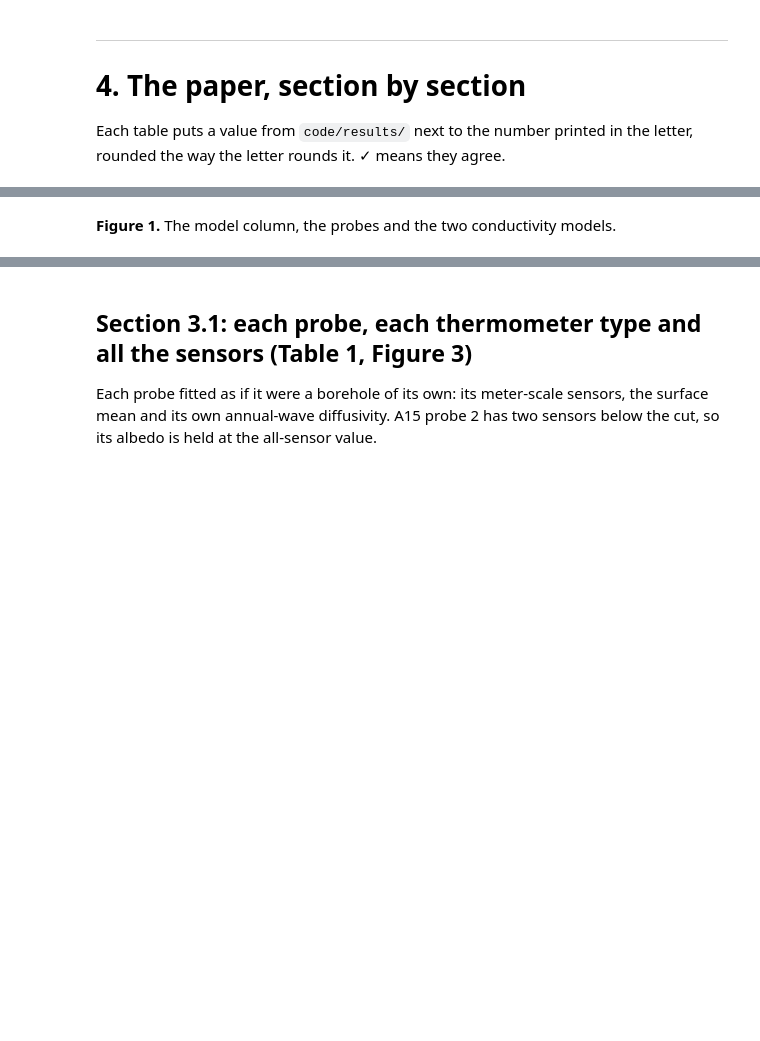
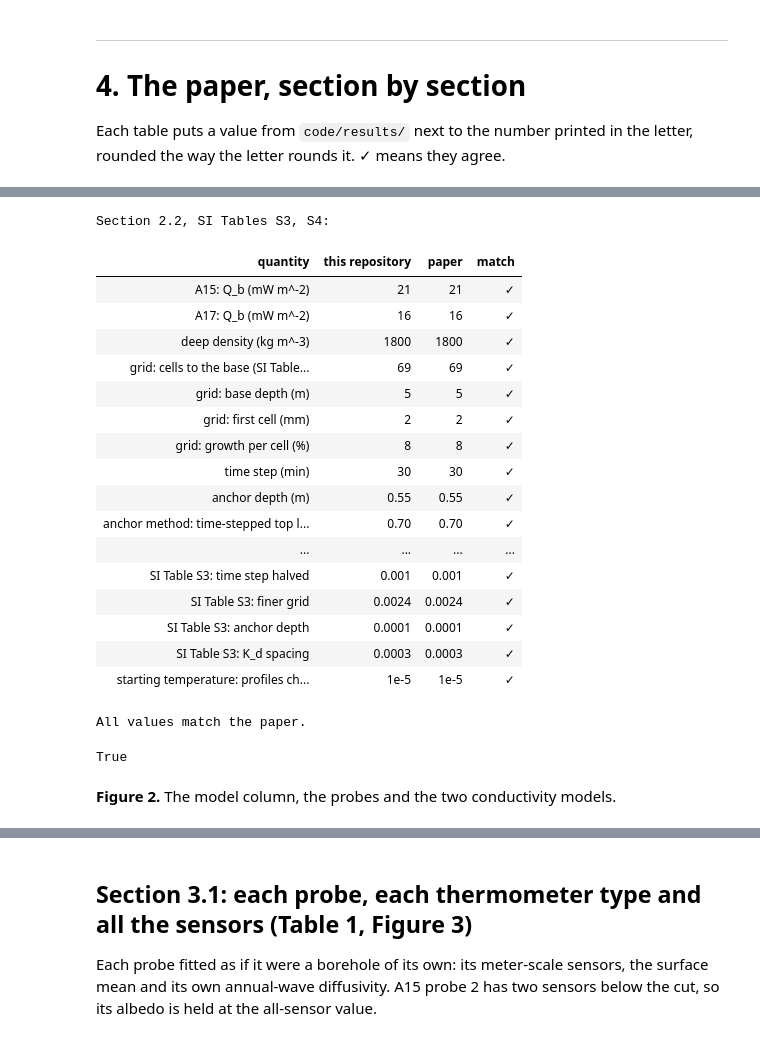
Before and after one commit to rp3gregorio/Lunar-HFE, a Jupyter notebook: code/notebooks/run_everything.ipynb, the cells around one changed output, grey strips where cells are left out. Drawn from its saved outputs; the diff is of its cells as text; code cells hidden in the pictures; blank space fills up the shorter version.

```diff
--- a/code/notebooks/run_everything.ipynb
+++ b/code/notebooks/run_everything.ipynb
@@ -309,35 +493,62 @@ display(pd.DataFrame({s: {k: f"{v:+.5f}" for k, v in cert[s]["delta_kd_mW"].item
 # %%
 chk = nb.Checks("Section 2.2, SI Tables S3, S4:")
 chk.add("A15: Q_b (mW m^-2)", SITES["A15"]["Q_BASAL"] * 1e3, "21", ".0f")
 chk.add("A17: Q_b (mW m^-2)", SITES["A17"]["Q_BASAL"] * 1e3, "16", ".0f")
 chk.add("deep density (kg m^-3)", RHO_DEEP, "1800", ".0f")
 from lunar.grid import make_geometric_grid
 from lunar.config import EQ_Z_ANCHOR
 from lunar import constants as cst
 grid = make_geometric_grid(**GRID)
-chk.add_text("grid: cells to the base", str(len(grid.z_center) if hasattr(grid, "z_center") else len(grid.dz)), "69")
+chk.add_text("grid: cells to the base (SI Table S3)", str(len(grid.z_center) if hasattr(grid, "z_center") else len(grid.dz)), "69")
 chk.add("grid: base depth (m)", GRID["z_max"], "5", ".0f")
 chk.add("grid: first cell (mm)", GRID["dz0"] * 1e3, "2", ".0f")
 chk.add("grid: growth per cell (%)", GRID["growth"] * 100, "8", ".0f")
 chk.add("time step (min)", DT_STEP / 60, "30", ".0f")
 chk.add("anchor depth (m)", EQ_Z_ANCHOR, "0.55", ".2f")
+import lunar.config as _cfg                          # the anchor method of Section 2.2 (Step A depth = anchor + 0.15 m)
+chk.add("anchor method: time-stepped top layer (m)", _cfg.EQ_Z_ANCHOR + 0.15, "0.70", ".2f")
+chk.add("anchor method: lunar days per Step A run", _cfg.EQ_N_INNER, "96", ".0f")
+chk.add("anchor method: stop when the anchor changes by less than (mK)", _cfg.EQ_ANCHOR_TOL * 1e3, "5", ".0f")
 chk.add("solar constant (W m^-2)", cst.SOLAR_CONSTANT, "1361", ".0f")
 chk.add("mean synodic month (d)", cst.LUNATION_SECONDS / 86400, "29.531", ".3f")
+_ins = nb.load("insolation_check.json")["sites"]
+for _s in S2:
+    chk.add(f"{_s}: real 1972-1976 sunlight against the idealized cycle, less by (%)", -_ins[_s]["real_minus_ideal_pct"], "0.6", ".1f")
+    chk.add_text(f"{_s}:    mostly the Sun-Moon distance at near-side noon", str(abs(_ins[_s]["distance_part_pct"]) > abs(_ins[_s]["geometry_part_pct"])), "True")
 chk.add("radiative factor at the sensors, A15", FC["A15"]["effective_conductivity_mW"]["radiative_factor"], "2", ".0f")
 chk.add("radiative factor at the sensors, A17", FC["A17"]["effective_conductivity_mW"]["radiative_factor"], "2", ".0f")
 chk.add("chi", HAYNE["CHI"], "2.7", ".1f")
 mx = lambda key: max(cert[s]["summary"][key] for s in S2)
 chk.add("SI Table S3: length of each shallow run", mx("n_inner_max"), "0.0002", ".4f")
 chk.add("SI Table S3: Step A on the full column", mx("full_column"), "0.0006", ".4f")
 chk.add("SI Table S3: time step halved", mx("dt_per_halving_max"), "0.001", ".3f")
 chk.add("SI Table S3: finer grid", mx("grid_fine"), "0.0024", ".4f")
 chk.add("SI Table S3: anchor depth", mx("anchor_max"), "0.0001", ".4f")
 chk.add("SI Table S3: K_d spacing", mx("kd_spacing"), "0.0003", ".4f")
-chk.add("grid, time step or anchor depth: K_d moves by less than",
-        max(mx("grid_fine"), mx("dt_per_halving_max"), mx("anchor_max")), "<0.003")
 chk.add("starting temperature: profiles change by about (K)", mx("start_profile_max_K"), "1e-5", ".0e")
 chk.show()
+# %% [output]
+Section 2.2, SI Tables S3, S4:
+| quantity | this repository | paper | match |
+| A15: Q_b (mW m^-2) | 21 | 21 | ✓ |
+| A17: Q_b (mW m^-2) | 16 | 16 | ✓ |
+| deep density (kg m^-3) | 1800 | 1800 | ✓ |
+| grid: cells to the base (SI Table... | 69 | 69 | ✓ |
+| grid: base depth (m) | 5 | 5 | ✓ |
+| grid: first cell (mm) | 2 | 2 | ✓ |
+| grid: growth per cell (%) | 8 | 8 | ✓ |
+| time step (min) | 30 | 30 | ✓ |
+| anchor depth (m) | 0.55 | 0.55 | ✓ |
+| anchor method: time-stepped top l... | 0.70 | 0.70 | ✓ |
+| ... | ... | ... | ... |
+| SI Table S3: time step halved | 0.001 | 0.001 | ✓ |
+| SI Table S3: finer grid | 0.0024 | 0.0024 | ✓ |
+| SI Table S3: anchor depth | 0.0001 | 0.0001 | ✓ |
+| SI Table S3: K_d spacing | 0.0003 | 0.0003 | ✓ |
+| starting temperature: profiles ch... | 1e-5 | 1e-5 | ✓ |
+All values match the paper.
+True
 # %% [markdown]
-**Figure 1.** The model column, the probes and the two conductivity models.
+**Figure 2.** The model column, the probes and the two conductivity models.
 # %%
 nb.show("fig_joint_intro_column")
```
Also changed, not shown: parts of 80 cells of this notebook, 31 other files.
